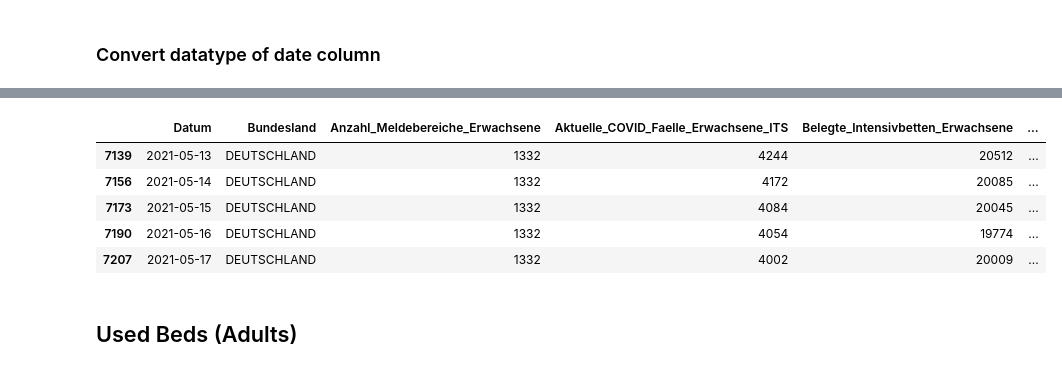
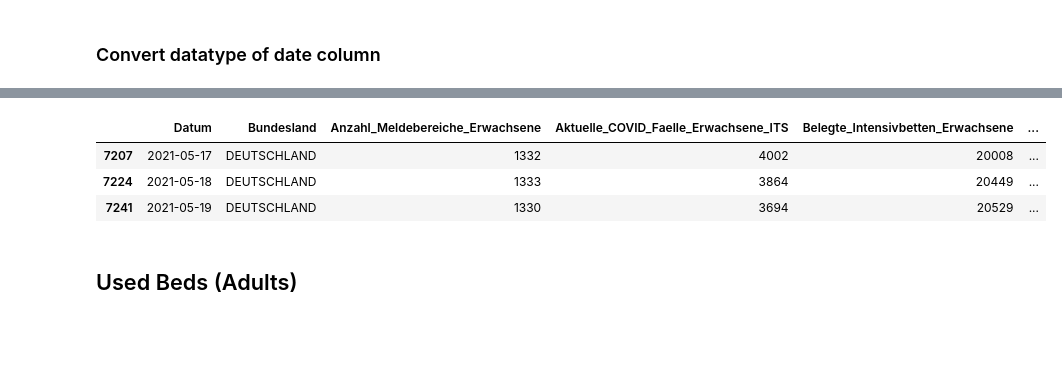
Before and after one commit to RuedigerVoigt/track-covid-19, a Jupyter notebook: intensive-care.ipynb, the cells around one changed output, grey strips where cells are left out. Cells and saved outputs as stored; diff of their text form; code cells hidden in the pictures; blank space fills up the shorter version.

```diff
--- a/intensive-care.ipynb
+++ b/intensive-care.ipynb
@@ -85,13 +85,11 @@ memory usage: 732.2+ KB
 # %%
 federal_level = timeline_df[timeline_df.Bundesland=='DEUTSCHLAND']
-federal_level.tail()
+federal_level.tail(3)
 # %% [output]
 |  | Datum | Bundesland | Anzahl_Meldebereiche_Erwachsene | Aktuelle_COVID_Faelle_Erwachsene_ITS | Belegte_Intensivbetten_Erwachsene | ... |
-| 7139 | 2021-05-13 | DEUTSCHLAND | 1332 | 4244 | 20512 | ... |
-| 7156 | 2021-05-14 | DEUTSCHLAND | 1332 | 4172 | 20085 | ... |
-| 7173 | 2021-05-15 | DEUTSCHLAND | 1332 | 4084 | 20045 | ... |
-| 7190 | 2021-05-16 | DEUTSCHLAND | 1332 | 4054 | 19774 | ... |
-| 7207 | 2021-05-17 | DEUTSCHLAND | 1332 | 4002 | 20009 | ... |
+| 7207 | 2021-05-17 | DEUTSCHLAND | 1332 | 4002 | 20008 | ... |
+| 7224 | 2021-05-18 | DEUTSCHLAND | 1333 | 3864 | 20449 | ... |
+| 7241 | 2021-05-19 | DEUTSCHLAND | 1330 | 3694 | 20529 | ... |
 # %% [markdown]
 ## Used Beds (Adults)
 # %%
```
Also changed, not shown: parts of 17 cells of this notebook, 10 other files.
